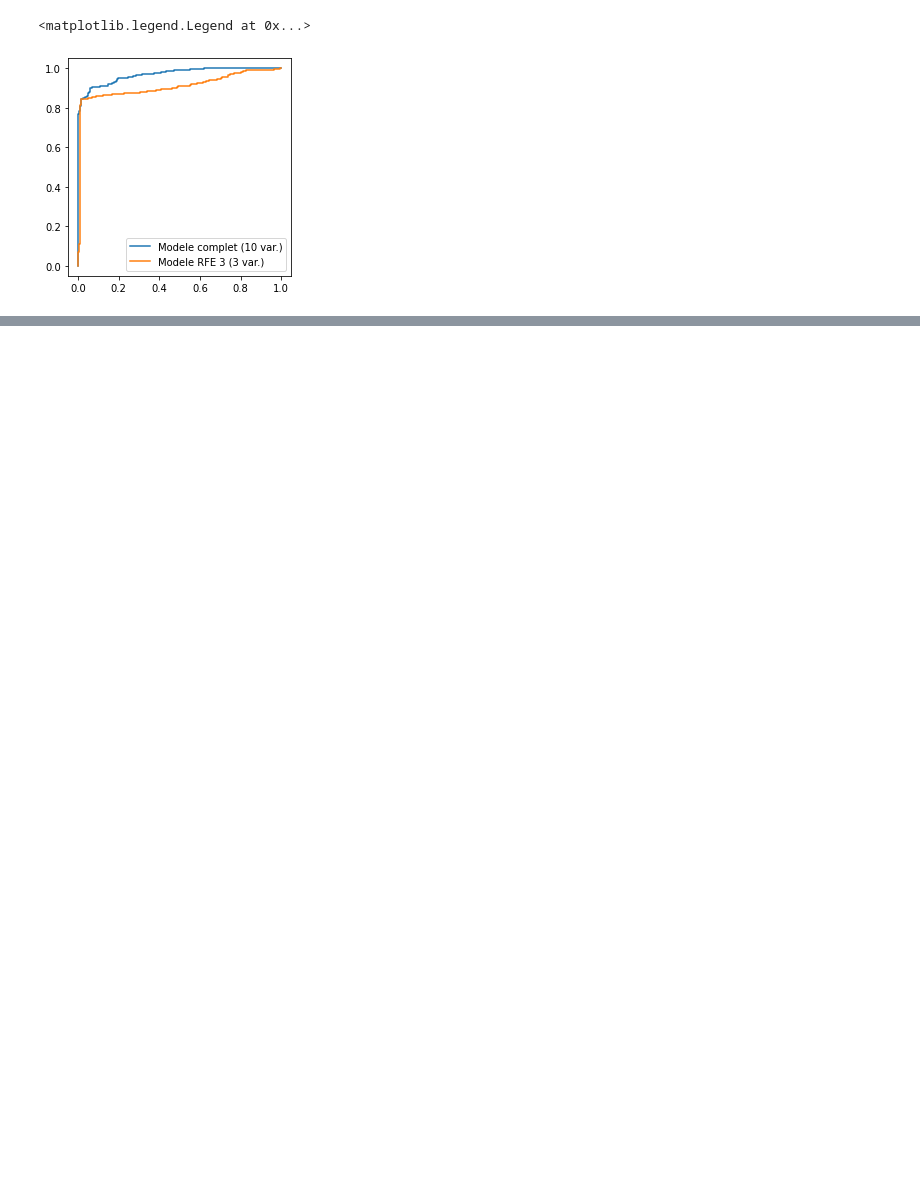
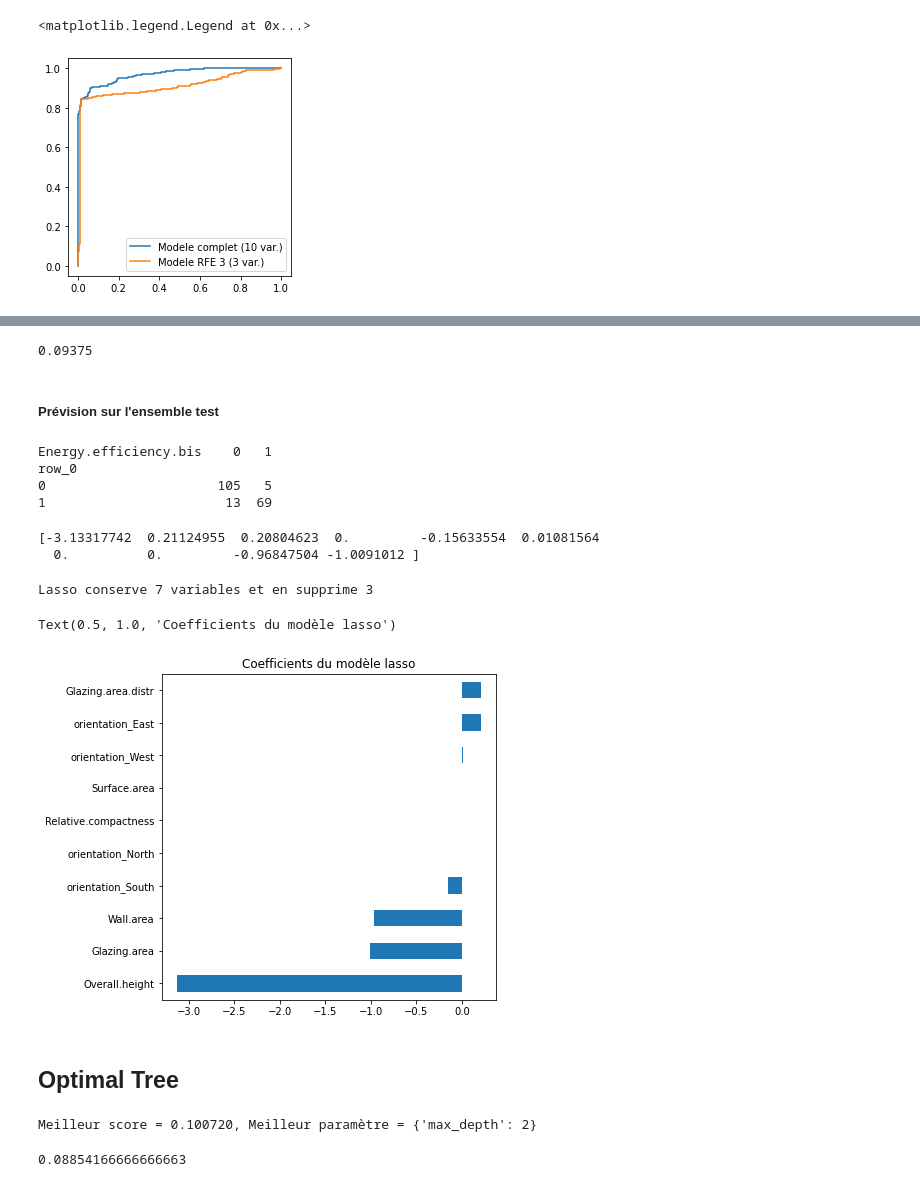
Before and after one commit to quentinthuet/buildings_energy_consumption, a Jupyter notebook: Project.ipynb, the cells around one changed output, grey strips where cells are left out. Saved outputs shown, nothing was run; the diff lists cells and outputs as text; code cells hidden in the pictures; blank space fills up the shorter version.

```diff
--- a/Project.ipynb
+++ b/Project.ipynb
@@ -538,0 +565,9 @@ plt.legend()
+# %%
+from sklearn.preprocessing import StandardScaler
+# L'algorithme ds réseaux de neurones nécessite éventuellement une normalisation
+# des variables explicatives avec les commandes ci-dessous
+scaler = StandardScaler()
+scaler.fit(X_train)
+X_train = scaler.transform(X_train)
+# Meme transformation sur le test
+X_test = scaler.transform(X_test)
@@ -538,0 +576,9 @@ plt.legend()
+# %%
+# Optimisation du paramètre de pénalisation
+# grille de valeurs
+param=[{"C":[1,1.2,1.5,1.7,2,3,4]}]
+logit = GridSearchCV(LogisticRegression(), param_grid = param)
+logitOpt=logit.fit(X_train, Yb_train)  # GridSearchCV est lui même un estimateur
+# paramètre optimal
+logitOpt.best_params_["C"]
+print("Meilleur score = %f, Meilleur paramètre = %s" % (1.-logitOpt.best_score_,logitOpt.best_params_))
@@ -538,0 +589,56 @@ plt.legend()
+# %%
+1-logitOpt.score(X_test, Yb_test)
+# %% [output]
+0.09375
+# %% [markdown]
+##### Prévision sur l'ensemble test
+# %%
+y_chap = logitOpt.predict(X_test)
+# matrice de confusion
+table=pd.crosstab(y_chap,Yb_test)
+print(table)
+# %% [output]
+Energy.efficiency.bis    0   1
+row_0
+0                      105   5
+1                       13  69
+# %%
+# Coefficients
+logitLasso=LogisticRegression(penalty="l1",C=logitOpt.best_params_['C'],
+                              solver="liblinear")
+logitCoef=logitLasso.fit(X_train,Yb_train).coef_
+print(logitCoef[0])
+# %% [output]
+[-3.13317742  0.21124955  0.20804623  0.         -0.15633554  0.01081564
+  0.          0.         -0.96847504 -1.0091012 ]
+# %%
+coef = pd.Series(logitCoef[0], index = df_mlg.columns)
+print("Lasso conserve " + str(sum(coef != 0)) +
+      " variables et en supprime " +  str(sum(coef == 0)))
+# %% [output]
+Lasso conserve 7 variables et en supprime 3
+# %%
+imp_coef = coef.sort_values()
+plt.rcParams['figure.figsize'] = (6.0, 6.0)
+imp_coef.plot(kind = "barh")
+plt.title(u"Coefficients du modèle lasso")
+# %% [output]
+Text(0.5, 1.0, 'Coefficients du modèle lasso')
+[figure, added]
+# %% [markdown]
+## Optimal Tree
+# %%
+from sklearn.tree import DecisionTreeClassifier
+# Optimisation de la profondeur de l'arbre
+param=[{"max_depth":list(range(2,10))}]
+tree= GridSearchCV(DecisionTreeClassifier(),param)
+treeOpt=tree.fit(X_train, Yb_train)
+# paramètre optimal
+print("Meilleur score = %f, Meilleur paramètre = %s" % (1. - treeOpt.best_score_,treeOpt.best_params_))
+# %% [output]
+Meilleur score = 0.100720, Meilleur paramètre = {'max_depth': 2}
+# %%
+# Estimation de l'erreur de prévision
+1-treeOpt.score(X_test,Yb_test)
+# %% [output]
+0.08854166666666663
```
Also changed, not shown: parts of 29 cells of this notebook.
